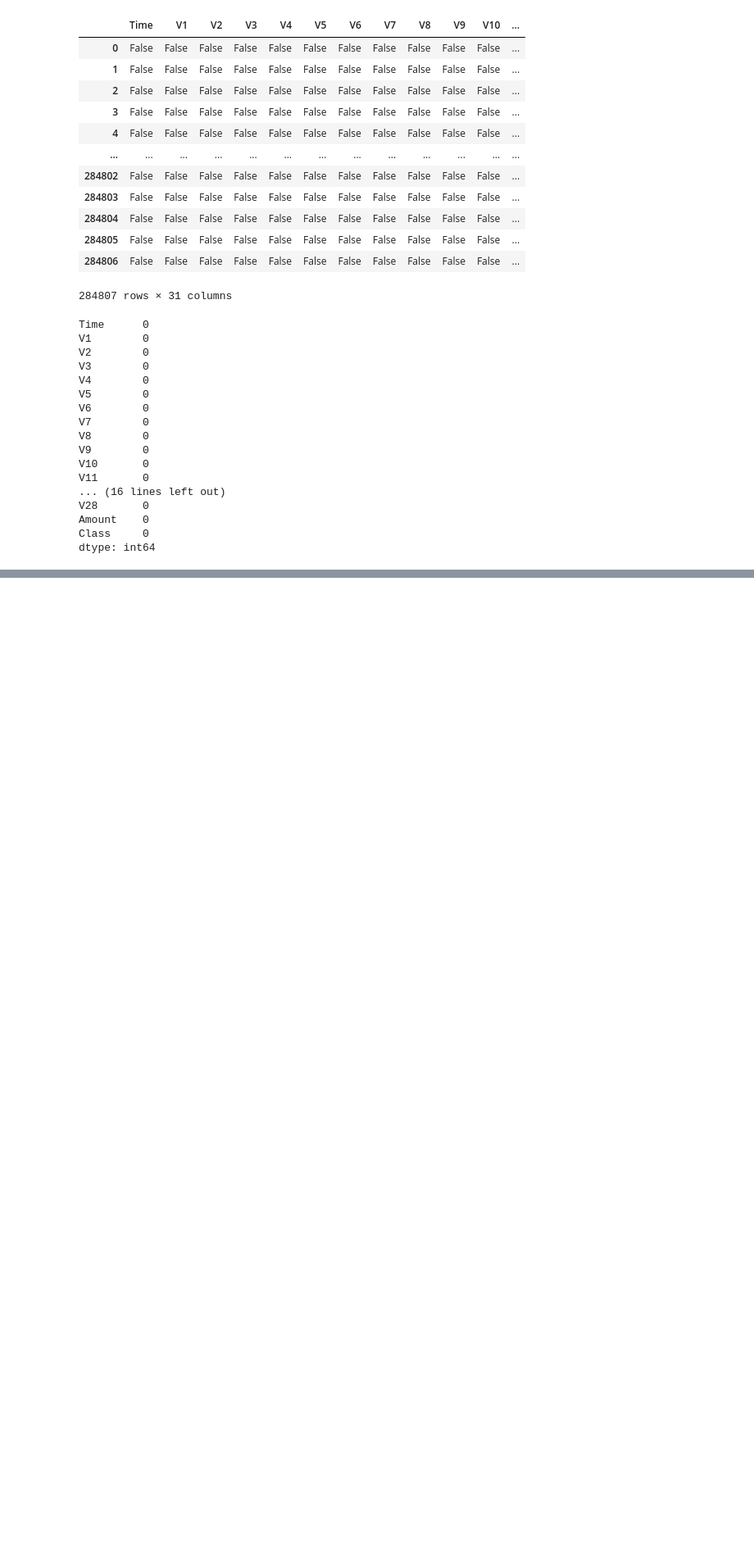
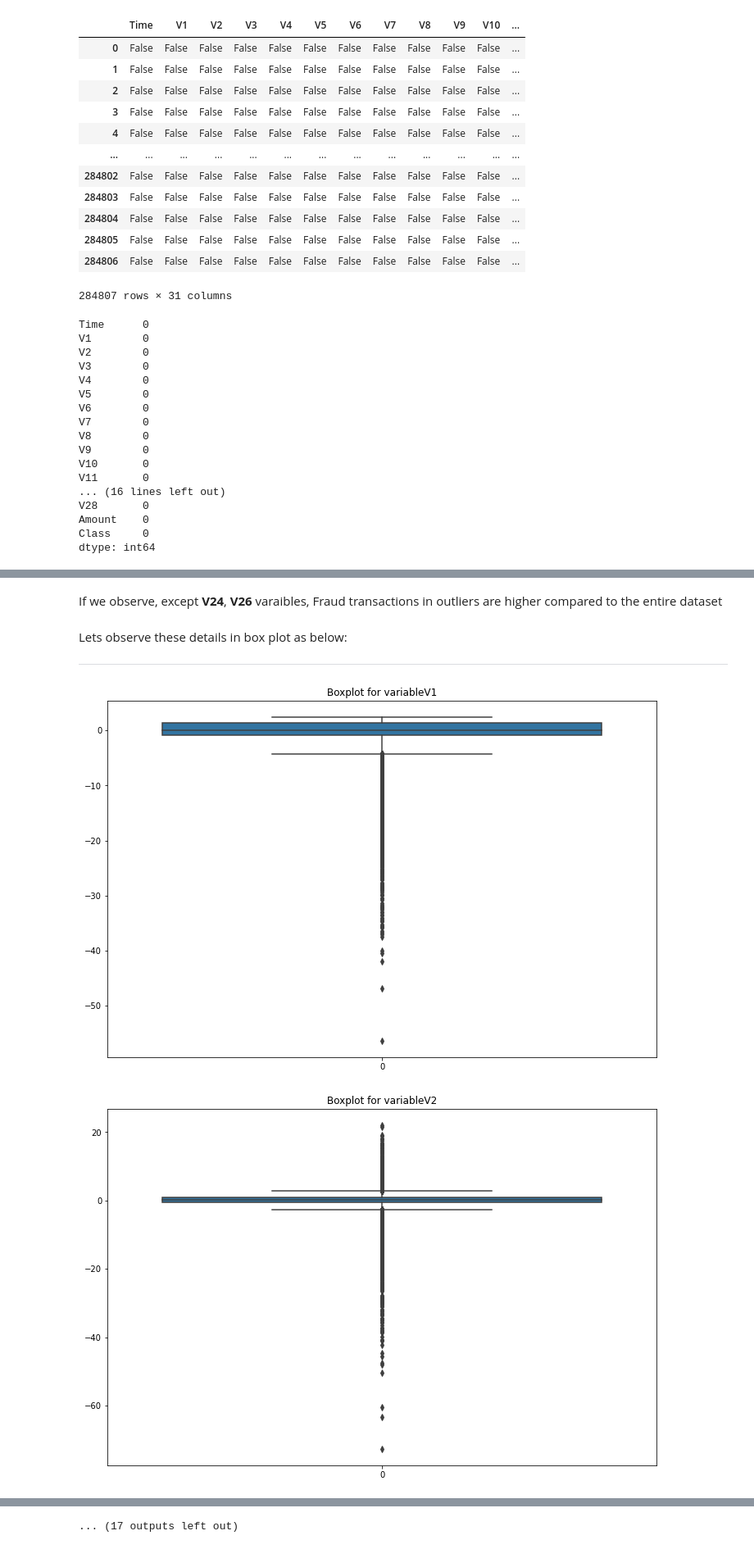
Before and after one commit to vinny956/MyRepository, a Jupyter notebook: CreditCardFraudAnalysis.ipynb, the cells around one changed output, grey strips where cells are left out. Shown at 82% size. Cells and saved outputs as stored; diff of their text form; code cells hidden in the pictures; blank space fills up the shorter version.

```diff
--- a/CreditCardFraudAnalysis.ipynb
+++ b/CreditCardFraudAnalysis.ipynb
@@ -103,0 +446,7 @@ dtype: int64
+# %%
+for col in train.drop(['Time','Class'],axis=1).columns:
+  temp=train.loc[(train[col]>(train[col].quantile(0.75)+1.5*(train[col].quantile(0.75)-train[col].quantile(0.25))))|(train[col]<(train[col].quantile(0.25)-1.5*(train[col].quantile(0.75)-train[col].quantile(0.25))))][[col,'Class']]
+  print('Number of outliers in {0} columns is {1} and number of fraud transactions in outliers is {2} '.format(col,temp.count()[0],temp.loc[temp['Class']==1].count()[0]))
+  #print('percentage of fraud transactions in outliers in {} with respect to entire data set is {:.9f}'.format(temp.loc[temp['Class']==1].count()[0]/train.count()[0]))
+  print('percentage of fraud transactions in outliers is {0}'.format(temp.loc[temp['Class']==1].count()[0]/temp['Class'].count()* 100))
+  print('fraud transactions percentage in outlier in {0} is greater than entire dataset by {1} percent %'.format (col,(temp.loc[temp['Class']==1].count()[0]/temp['Class'].count()* 100-0.1727485630620034)/0.1727485630620034*100))
@@ -103,0 +471,19 @@ dtype: int64
+# %% [markdown]
+If we observe, except **V24**, **V26** varaibles, Fraud transactions in outliers are higher compared to the entire dataset
+# %% [markdown]
+Lets observe these details in box plot as below:
+
+---
+# %%
+#for col in train.drop(columns='Class',axis=1).columns:
+# #
+
+for col in train_dummy.drop(['Time','Class'],axis=1).columns:
+  plt.figure(figsize=(12,8))
+  df=train_dummy.copy()
+  sns.boxplot(data=df[col])
+  plt.title('Boxplot for variable{}'.format(col))
+  plt.show()
+# %% [output]
+[figure, added]
+[figure, added]
@@ -103,0 +500 @@ dtype: int64
+... (17 outputs left out)
```
Also changed, not shown: parts of 134 cells of this notebook.
